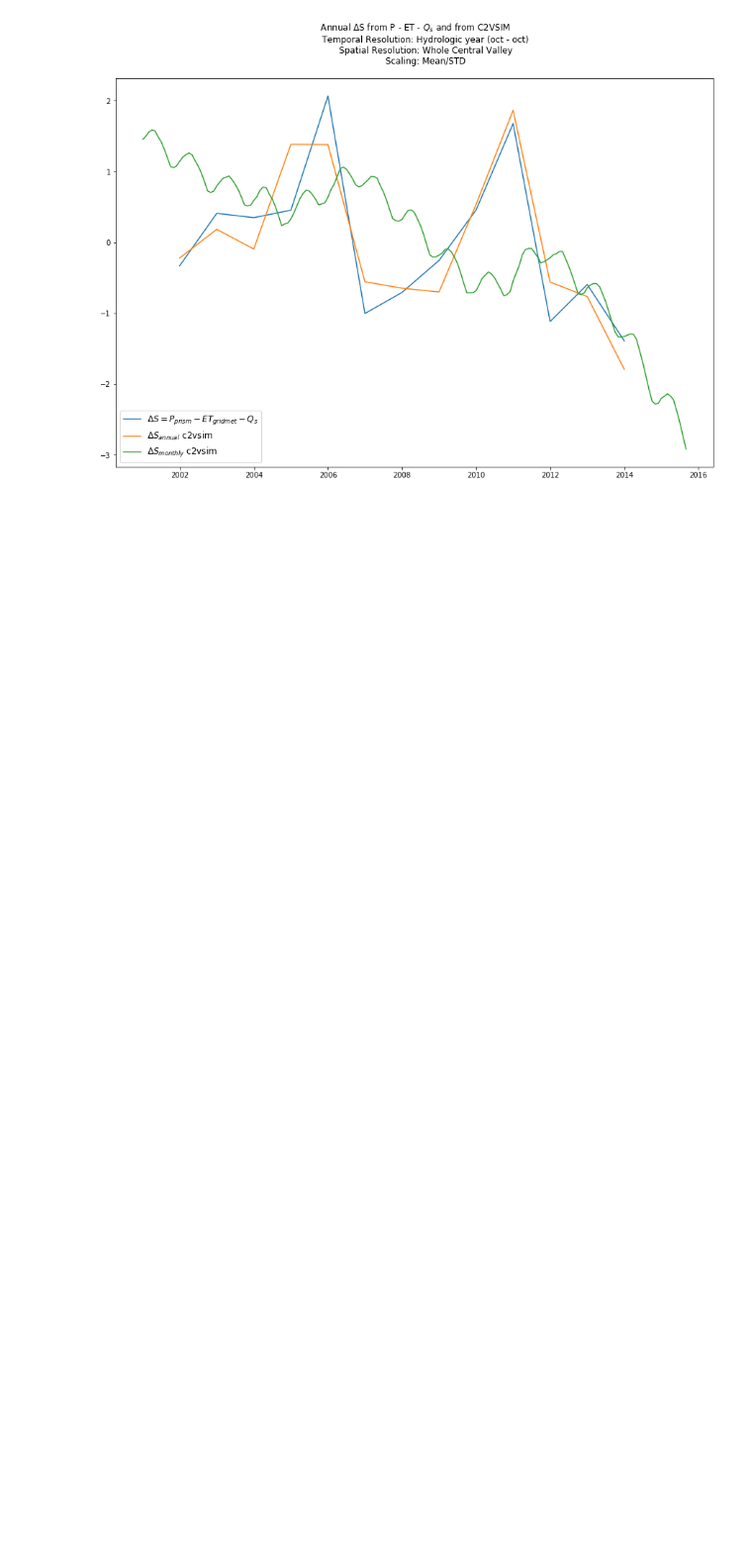
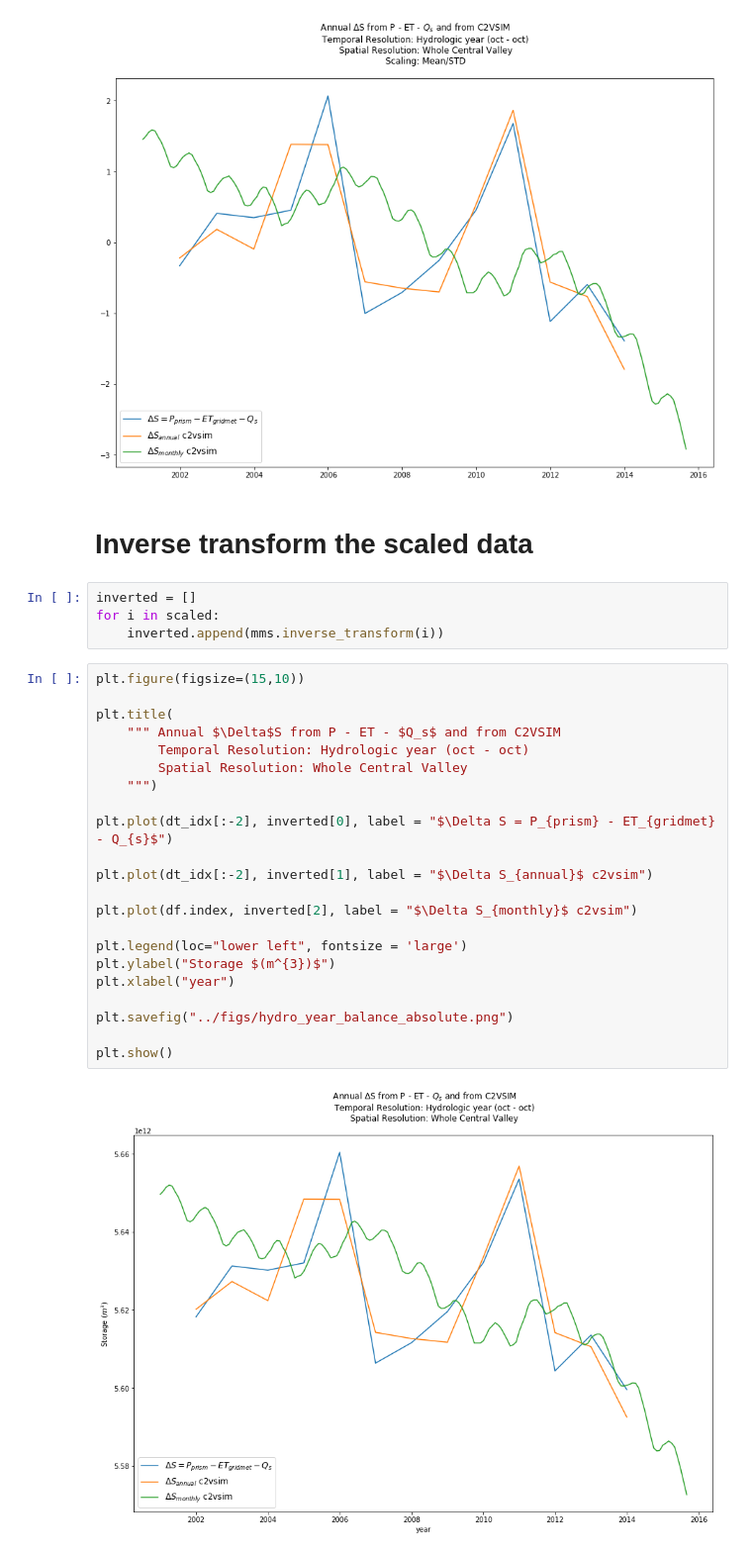
Before and after one commit to kashingtonDC/cvwbm, a Jupyter notebook: code/hydro_year_balance.ipynb, the cells around one changed output. Shown at 99% size. Drawn from its saved outputs; the diff is of its cells as text; blank space fills up the shorter version.

Commit message:
add inverse transform to balance

```diff
--- a/code/hydro_year_balance.ipynb
+++ b/code/hydro_year_balance.ipynb
@@ -184,3 +184,33 @@ plt.legend(loc="lower left", fontsize = 'large')
 plt.show()
 # %% [output]
 [figure]
+# %% [markdown]
+# Inverse transform the scaled data
+# %%
+inverted = []
+for i in scaled:
+    inverted.append(mms.inverse_transform(i))
+# %%
+plt.figure(figsize=(15,10))
+
+plt.title(
+    """ Annual $\Delta$S from P - ET - $Q_s$ and from C2VSIM
+        Temporal Resolution: Hydrologic year (oct - oct)
+        Spatial Resolution: Whole Central Valley
+    """)
+
+plt.plot(dt_idx[:-2], inverted[0], label = "$\Delta S = P_{prism} - ET_{gridmet} - Q_{s}$")
+
+plt.plot(dt_idx[:-2], inverted[1], label = "$\Delta S_{annual}$ c2vsim")
+
+plt.plot(df.index, inverted[2], label = "$\Delta S_{monthly}$ c2vsim")
+
+plt.legend(loc="lower left", fontsize = 'large')
+plt.ylabel("Storage $(m^{3})$")
+plt.xlabel("year")
+
+plt.savefig("../figs/hydro_year_balance_absolute.png")
+
+plt.show()
+# %% [output]
+[figure, added]
```
